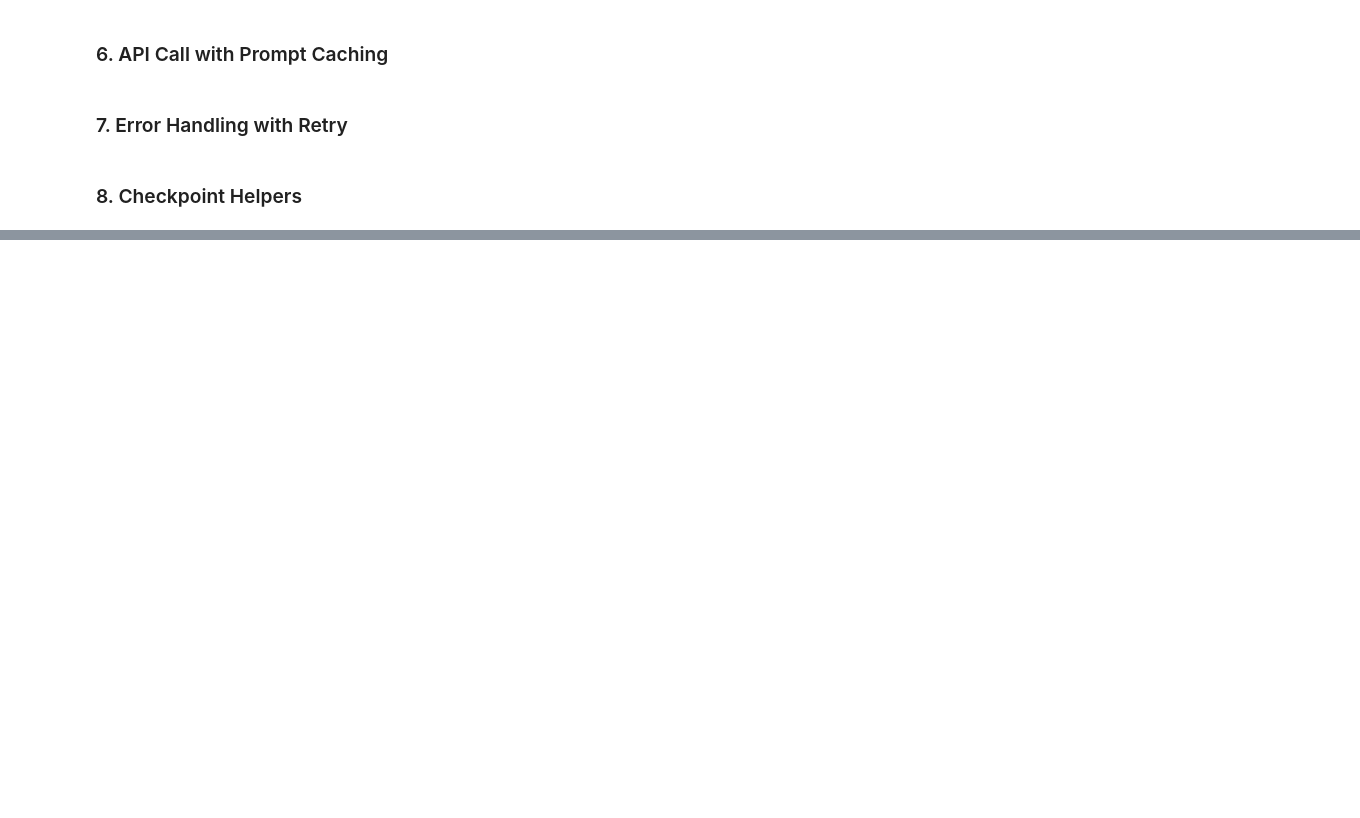
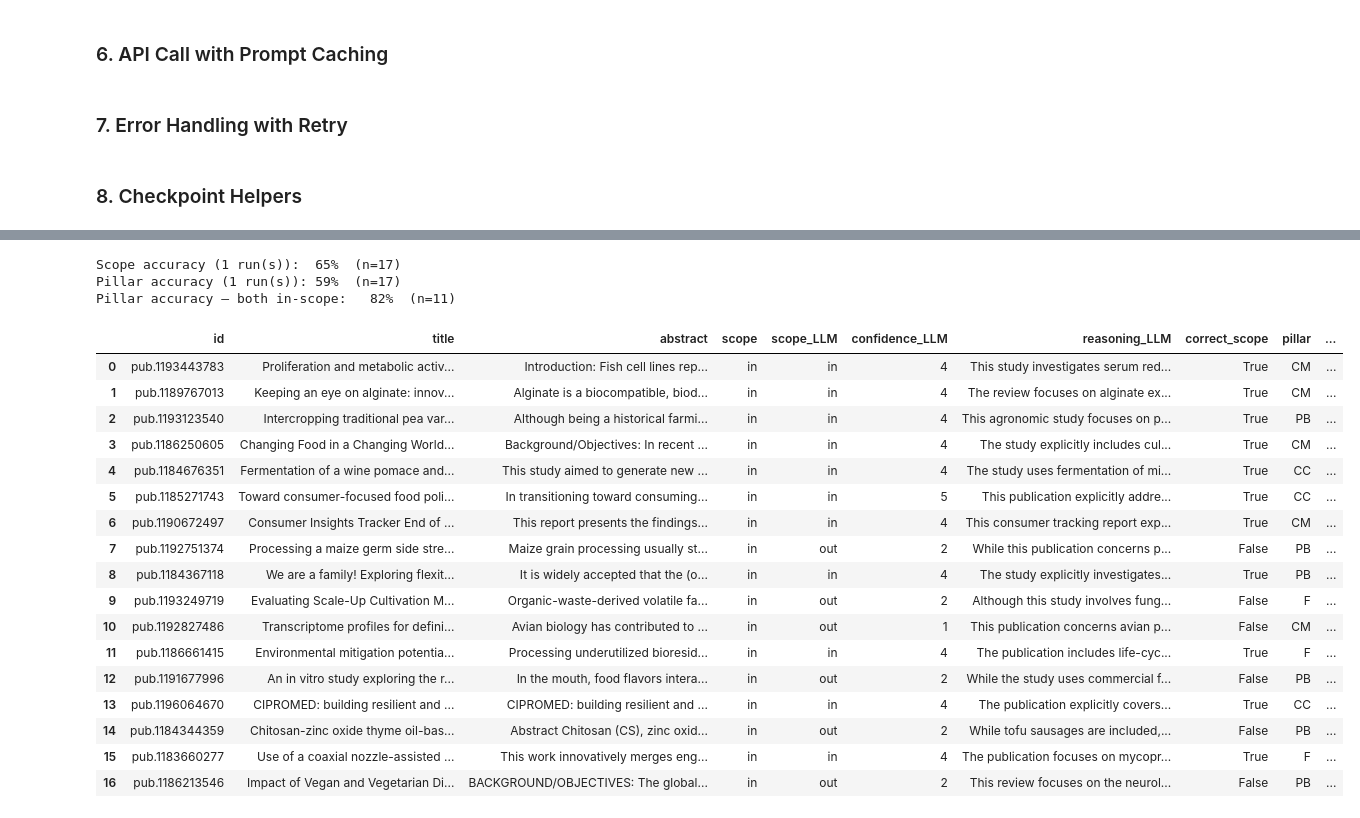
Before and after one commit to violah-fellow/SHEEP, a Jupyter notebook: Publications/GenAI/genai_testing.ipynb, the cells around one changed output, grey strips where cells are left out. Cells and saved outputs as stored; diff of their text form; code cells hidden in the pictures; blank space fills up the shorter version.

Commit message:
Prompt debugging largely complete

```diff
--- a/Publications/GenAI/genai_testing.ipynb
+++ b/Publications/GenAI/genai_testing.ipynb
@@ -143,3 +142,9 @@ Saved 110 records to test_data_100.xlsx
+# %%
+PROMPT_PATH = "1_prompt_debugging/v5/prompt_v5.md"
+
+# ← CHANGE THIS to switch between datasets
+# Options: initial_test_data (14 records), test_data_100 (110 records), incorrect_scope_data (ONLY for re-run after testing and review)
+DATASET = incorrect_scope_data
 # %%
 def load_prompt(path=PROMPT_PATH):
     with open(path, "r", encoding="utf-8") as f:
@@ -195,7 +218,7 @@ RESUME_INCOMPLETE = True
 INCLUDE_REASONING = True
 
 class _ClassificationBase(BaseModel):
-    in_scope: Literal["in", "out"]
+    scope: Literal["in", "out"]
     confidence: int = Field(ge=1, le=5)
     plant_based: bool
     fermentation: bool
@@ -207,7 +230,7 @@ class _ClassificationWithReasoning(_ClassificationBase):
 ClassificationSchema = _ClassificationWithReasoning if INCLUDE_REASONING else _ClassificationBase
 
 
-client = anthropic.Anthropic(api_key=os.getenv("ANTHROPIC_API_KEY"))
+client = anthropic.Anthropic(api_key=os.getenv("CLAUDE_API_KEY"))
 
 def classify_publication(title, abstract, system_prompt):
     user_message = f"Title: {title}\n\nAbstract: {abstract}"
@@ -216,7 +239,7 @@ def classify_publication(title, abstract, system_prompt):
         max_tokens=MAX_TOKENS,
         temperature=TEMPERATURE,
         timeout=REQUEST_TIMEOUT,
-        system=[
+        system=[ # Cache control only works for prompts of 1024+ tokens, so not currently useful. Batch API will be later though.
             {
                 "type": "text",
                 "text": system_prompt,
@@ -251,7 +274,7 @@ def classify_with_error_handling(row, system_prompt):
             if result is None:
                 print(f"  Parse failed for {pub_id}: model returned no structured output")
                 return {"id": pub_id, "status": "parse_error", "error": "no structured output"}
-            output = result.model_dump()
+            output = {f"{k}_LLM": v for k, v in result.model_dump().items()}
             output["id"] = pub_id
             output["status"] = "ok"
             return output
@@ -301,8 +324,4 @@ def delete_checkpoint(run_idx: int) -> None:
 # %%
-# ← CHANGE THIS to switch between datasets
-# Options: initial_test_data (14 records), test_data_100 (110 records)
-DATASET = initial_test_data
-
 all_results = []
 
 for rep in range(REPETITIONS):
@@ -341,15 +396,61 @@ results_df
 # %%
 # Compare LLM predictions against ground truth labels
-result_cols = ["id", "run", "in_scope", "confidence", "plant_based", "fermentation", "cultivated", "status"]
+result_cols = ["id", "run", "scope_LLM", "confidence_LLM", "plant_based_LLM", "fermentation_LLM", "cultivated_LLM", "status"]
 if INCLUDE_REASONING:
-    result_cols.insert(result_cols.index("confidence") + 1, "reasoning")
+    result_cols.insert(result_cols.index("confidence_LLM") + 1, "reasoning_LLM")
 
-comparison = DATASET[["id", "scope", "pillar"]].merge(
+comparison = DATASET[["id", "title", "abstract", "scope", "pillar"]].merge(
     results_df[result_cols], on="id", how="left"
 )
-comparison["correct_scope"] = comparison["scope"] == comparison["in_scope"]
-print(f"Overall scope accuracy ({REPETITIONS} run(s)): {comparison['correct_scope'].mean():.0%}")
+comparison["correct_scope"] = comparison["scope"] == comparison["scope_LLM"]
+
+# Derive pillar_LLM from boolean flags:
+# single True → that pillar; multiple True → CC (cross-cutting); none True → NA
+comparison["pillar_LLM"] = comparison[["plant_based_LLM", "fermentation_LLM", "cultivated_LLM"]].apply(
+    lambda r: "CC" if r.sum() > 1
+              else "PB" if r["plant_based_LLM"]
+              else "F"  if r["fermentation_LLM"]
+              else "CM" if r["cultivated_LLM"]
+              else "NA",
+    axis=1
+)
+comparison["correct_pillar"] = comparison["pillar"] == comparison["pillar_LLM"]
+
+# Summary metrics
+print(f"Scope accuracy ({REPETITIONS} run(s)):  {comparison['correct_scope'].mean():.0%}  (n={len(comparison)})")
+print(f"Pillar accuracy ({REPETITIONS} run(s)): {comparison['correct_pillar'].mean():.0%}  (n={len(comparison)})")
+
+both_in = (comparison["scope"] == "in") & (comparison["scope_LLM"] == "in")
+print(f"Pillar accuracy — both in-scope:   {comparison.loc[both_in, 'correct_pillar'].mean():.0%}  (n={both_in.sum()})")
+
 if REPETITIONS > 1:
-    per_run = comparison.groupby("run")["correct_scope"].mean().rename("scope_accuracy")
+    per_run = comparison.groupby("run")[["correct_scope", "correct_pillar"]].mean()
     print(f"\nPer-run accuracy:\n{per_run.to_string()}")
-comparison
+
+display_cols = ["id", "title", "abstract", "scope", "scope_LLM", "confidence_LLM"]
+if INCLUDE_REASONING:
+    display_cols.append("reasoning_LLM")
+display_cols += ["correct_scope", "pillar", "pillar_LLM", "correct_pillar", "plant_based_LLM", "fermentation_LLM", "cultivated_LLM"]
+comparison[display_cols]
+# %% [output]
+Scope accuracy (1 run(s)):  65%  (n=17)
+Pillar accuracy (1 run(s)): 59%  (n=17)
+Pillar accuracy — both in-scope:   82%  (n=11)
+|  | id | title | abstract | scope | scope_LLM | confidence_LLM | reasoning_LLM | correct_scope | pillar | ... |
+| 0 | pub.1193443783 | Proliferation and metabolic activ... | Introduction: Fish cell lines rep... | in | in | 4 | This study investigates serum red... | True | CM | ... |
+| 1 | pub.1189767013 | Keeping an eye on alginate: innov... | Alginate is a biocompatible, biod... | in | in | 4 | The review focuses on alginate ex... | True | CM | ... |
+| 2 | pub.1193123540 | Intercropping traditional pea var... | Although being a historical farmi... | in | in | 4 | This agronomic study focuses on p... | True | PB | ... |
+| 3 | pub.1186250605 | Changing Food in a Changing World... | Background/Objectives: In recent ... | in | in | 4 | The study explicitly includes cul... | True | CM | ... |
+| 4 | pub.1184676351 | Fermentation of a wine pomace and... | This study aimed to generate new ... | in | in | 4 | The study uses fermentation of mi... | True | CC | ... |
+| 5 | pub.1185271743 | Toward consumer-focused food poli... | In transitioning toward consuming... | in | in | 5 | This publication explicitly addre... | True | CC | ... |
+| 6 | pub.1190672497 | Consumer Insights Tracker End of ... | This report presents the findings... | in | in | 4 | This consumer tracking report exp... | True | CM | ... |
+| 7 | pub.1192751374 | Processing a maize germ side stre... | Maize grain processing usually st... | in | out | 2 | While this publication concerns p... | False | PB | ... |
+| 8 | pub.1184367118 | We are a family! Exploring flexit... | It is widely accepted that the (o... | in | in | 4 | The study explicitly investigates... | True | PB | ... |
+| 9 | pub.1193249719 | Evaluating Scale-Up Cultivation M... | Organic-waste-derived volatile fa... | in | out | 2 | Although this study involves fung... | False | F | ... |
+| 10 | pub.1192827486 | Transcriptome profiles for defini... | Avian biology has contributed to ... | in | out | 1 | This publication concerns avian p... | False | CM | ... |
+| 11 | pub.1186661415 | Environmental mitigation potentia... | Processing underutilized bioresid... | in | in | 4 | The publication includes life-cyc... | True | F | ... |
+| 12 | pub.1191677996 | An in vitro study exploring the r... | In the mouth, food flavors intera... | in | out | 2 | While the study uses commercial f... | False | PB | ... |
+| 13 | pub.1196064670 | CIPROMED: building resilient and ... | CIPROMED: building resilient and ... | in | in | 4 | The publication explicitly covers... | True | CC | ... |
+| 14 | pub.1184344359 | Chitosan-zinc oxide thyme oil-bas... | Abstract Chitosan (CS), zinc oxid... | in | out | 2 | While tofu sausages are included,... | False | PB | ... |
+| 15 | pub.1183660277 | Use of a coaxial nozzle-assisted ... | This work innovatively merges eng... | in | in | 4 | The publication focuses on mycopr... | True | F | ... |
+| 16 | pub.1186213546 | Impact of Vegan and Vegetarian Di... | BACKGROUND/OBJECTIVES: The global... | in | out | 2 | This review focuses on the neurol... | False | PB | ... |
```
Also changed, not shown: parts of 9 cells of this notebook, 20 other files.
